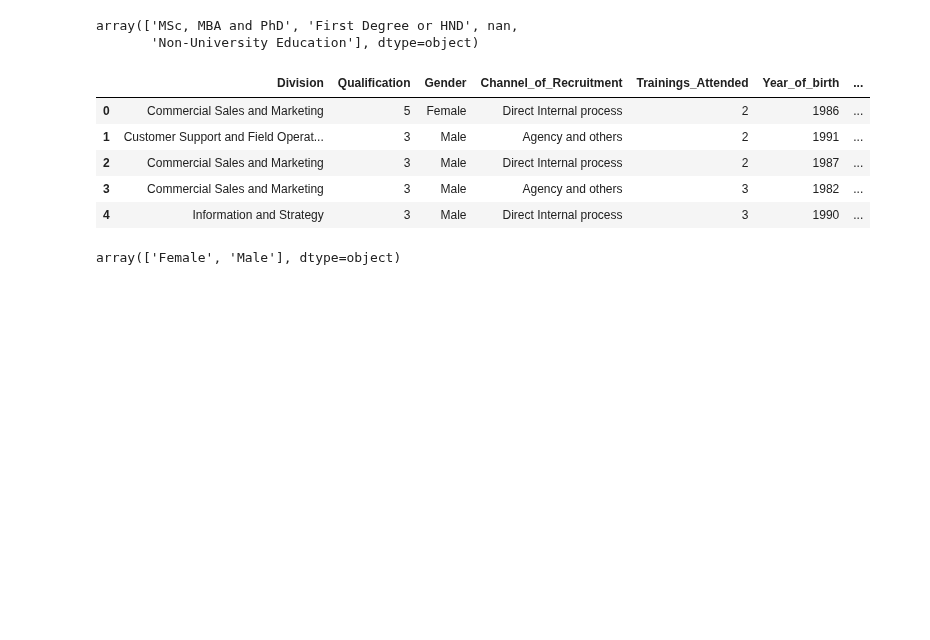
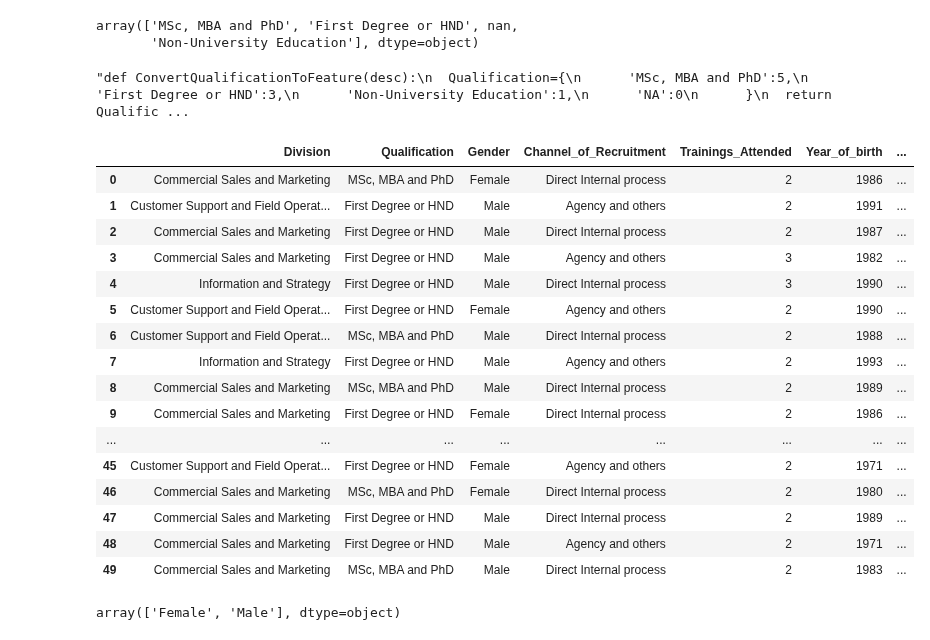
Before and after one commit to Ayanlola2002/Data-Science-Nigeria, a Jupyter notebook: developing_Staff_promotion_algorithm.ipynb, the cells around one changed output. Cells and saved outputs as stored; diff of their text form; code cells hidden in the pictures; blank space fills up the shorter version.

```diff
--- a/developing_Staff_promotion_algorithm.ipynb
+++ b/developing_Staff_promotion_algorithm.ipynb
@@ -180,27 +201,40 @@ array(['MSc, MBA and PhD', 'First Degree or HND', nan,
 train['Qualification'].fillna('NA',inplace=True)
 test['Qualification'].fillna('NA',inplace=True)
 # %%
-def ConvertQualificationToFeature(desc):
+'''def ConvertQualificationToFeature(desc):
   Qualification={
       'MSc, MBA and PhD':5,
       'First Degree or HND':3,
       'Non-University Education':1,
       'NA':0
       }
-  return Qualification[desc]
+  return Qualification[desc]'''
+# %% [output]
+"def ConvertQualificationToFeature(desc):\n  Qualification={\n      'MSc, MBA and PhD':5,\n      'First Degree or HND':3,\n      'Non-University Education':1,\n      'NA':0\n      }\n  return Qualific ...
 # %%
-train['Qualification']=train['Qualification'].apply(ConvertQualificationToFeature)
-test['Qualification']=test['Qualification'].apply(ConvertQualificationToFeature)
+#train['Qualification']=train['Qualification'].apply(ConvertQualificationToFeature)
+#test['Qualification']=test['Qualification'].apply(ConvertQualificationToFeature)
 # %%
-train.head()
+train.head(50)
 #qualification done
 # %% [output]
 |  | Division | Qualification | Gender | Channel_of_Recruitment | Trainings_Attended | Year_of_birth | ... |
-| 0 | Commercial Sales and Marketing | 5 | Female | Direct Internal process | 2 | 1986 | ... |
-| 1 | Customer Support and Field Operat... | 3 | Male | Agency and others | 2 | 1991 | ... |
-| 2 | Commercial Sales and Marketing | 3 | Male | Direct Internal process | 2 | 1987 | ... |
-| 3 | Commercial Sales and Marketing | 3 | Male | Agency and others | 3 | 1982 | ... |
-| 4 | Information and Strategy | 3 | Male | Direct Internal process | 3 | 1990 | ... |
+| 0 | Commercial Sales and Marketing | MSc, MBA and PhD | Female | Direct Internal process | 2 | 1986 | ... |
+| 1 | Customer Support and Field Operat... | First Degree or HND | Male | Agency and others | 2 | 1991 | ... |
+| 2 | Commercial Sales and Marketing | First Degree or HND | Male | Direct Internal process | 2 | 1987 | ... |
+| 3 | Commercial Sales and Marketing | First Degree or HND | Male | Agency and others | 3 | 1982 | ... |
+| 4 | Information and Strategy | First Degree or HND | Male | Direct Internal process | 3 | 1990 | ... |
+| 5 | Customer Support and Field Operat... | First Degree or HND | Female | Agency and others | 2 | 1990 | ... |
+| 6 | Customer Support and Field Operat... | MSc, MBA and PhD | Male | Direct Internal process | 2 | 1988 | ... |
+| 7 | Information and Strategy | First Degree or HND | Male | Agency and others | 2 | 1993 | ... |
+| 8 | Commercial Sales and Marketing | MSc, MBA and PhD | Male | Direct Internal process | 2 | 1989 | ... |
+| 9 | Commercial Sales and Marketing | First Degree or HND | Female | Direct Internal process | 2 | 1986 | ... |
+| ... | ... | ... | ... | ... | ... | ... | ... |
+| 45 | Customer Support and Field Operat... | First Degree or HND | Female | Agency and others | 2 | 1971 | ... |
+| 46 | Commercial Sales and Marketing | MSc, MBA and PhD | Female | Direct Internal process | 2 | 1980 | ... |
+| 47 | Commercial Sales and Marketing | First Degree or HND | Male | Direct Internal process | 2 | 1989 | ... |
+| 48 | Commercial Sales and Marketing | First Degree or HND | Male | Agency and others | 2 | 1971 | ... |
+| 49 | Commercial Sales and Marketing | MSc, MBA and PhD | Male | Direct Internal process | 2 | 1983 | ... |
 # %%
 train['Gender'].unique()
 # %% [output]
```
Also changed, not shown: parts of 47 cells of this notebook.
